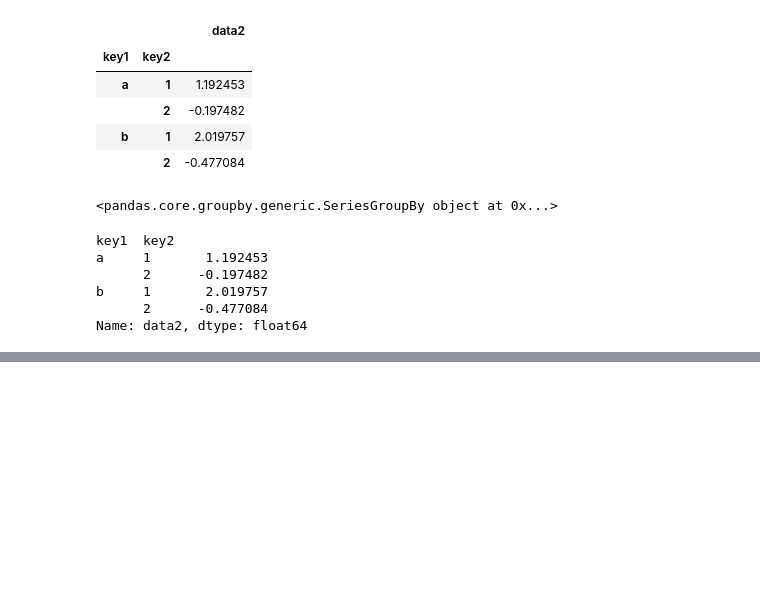
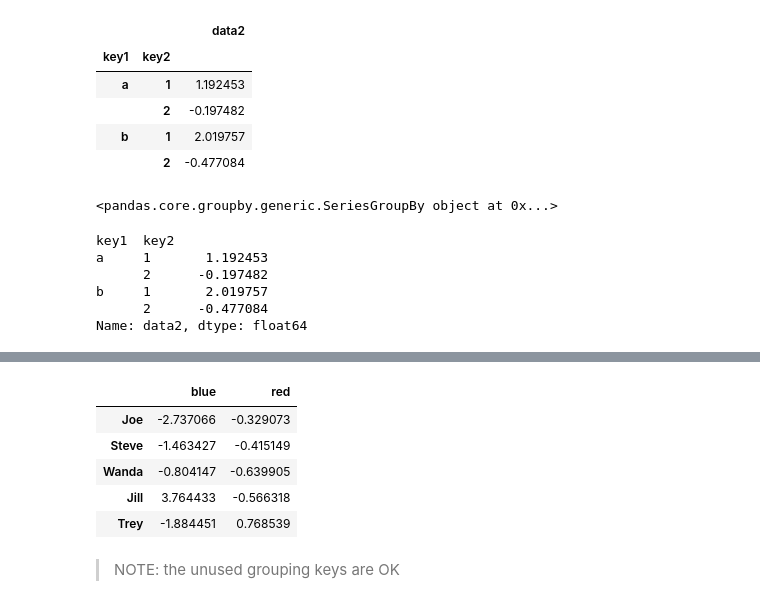
Before and after one commit to f-ckyou/pandas, a Jupyter notebook: pd-10/1_how_to_think_about_group_operations.ipynb, the cells around one changed output, grey strips where cells are left out. Saved outputs shown, nothing was run; the diff lists cells and outputs as text; code cells hidden in the pictures; blank space fills up the shorter version.

```diff
--- a/pd-10/1_how_to_think_about_group_operations.ipynb
+++ b/pd-10/1_how_to_think_about_group_operations.ipynb
@@ -411,0 +430,17 @@ Name: data2, dtype: float64
+# %%
+# now suppose I have a group correspondence for the columns and want to sum the columns by group
+mapping = {"a": "red", "b": "red", "c": "blue",
+           "d": "blue", "e": "red", "f" : "orange"}
+
+# now we can construct an array from this dictionary to pass to groupby
+by_column = people.groupby(mapping, axis="columns")
+by_column.sum()
+# %% [output]
+|  | blue | red |
+| Joe | -2.737066 | -0.329073 |
+| Steve | -1.463427 | -0.415149 |
+| Wanda | -0.804147 | -0.639905 |
+| Jill | 3.764433 | -0.566318 |
+| Trey | -1.884451 | 0.768539 |
+# %% [markdown]
+> NOTE: the unused grouping keys are OK
```
Also changed, not shown: parts of 4 cells of this notebook.
